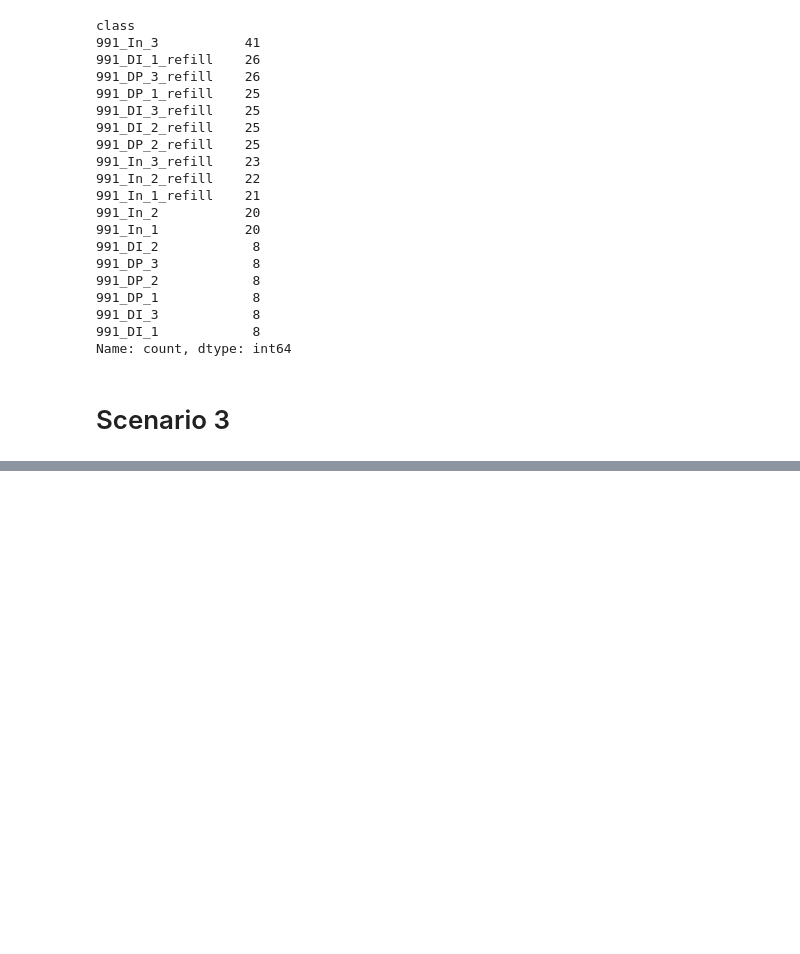
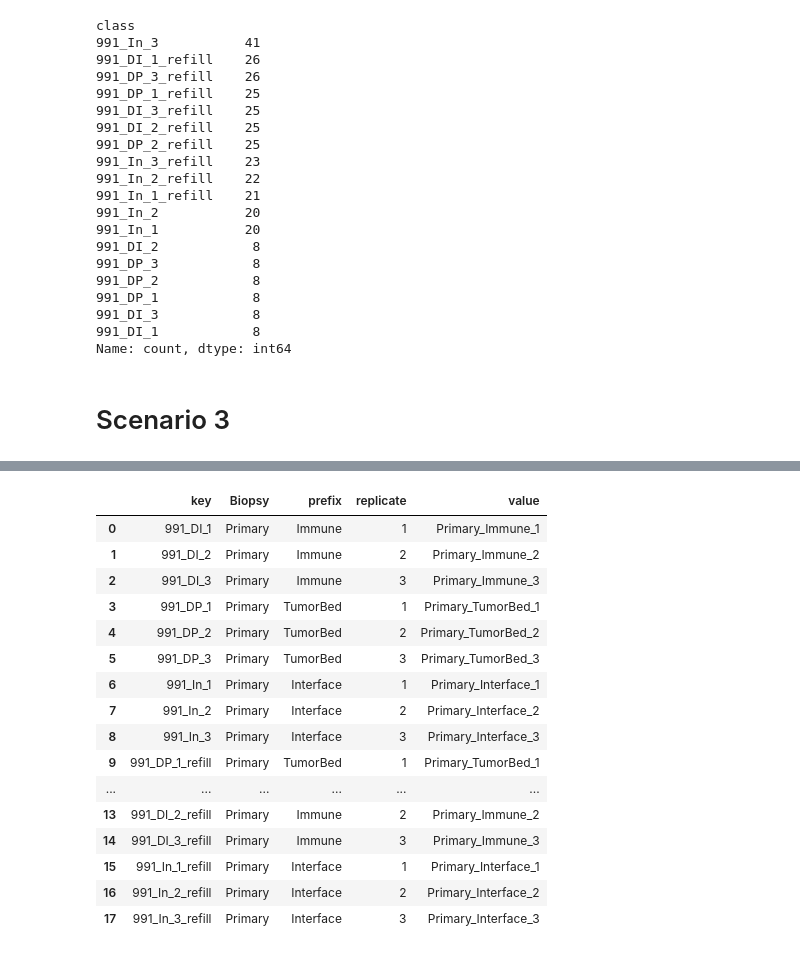
Before and after one commit to CosciaLab/openDVP, a Jupyter notebook: jupyternotebooks/4_Parsing_geojsons_before_sdata.ipynb, the cells around one changed output, grey strips where cells are left out. Saved outputs shown, nothing was run; the diff lists cells and outputs as text; code cells hidden in the pictures; blank space fills up the shorter version.

```diff
--- a/jupyternotebooks/4_Parsing_geojsons_before_sdata.ipynb
+++ b/jupyternotebooks/4_Parsing_geojsons_before_sdata.ipynb
@@ -200,0 +235,22 @@ Name: count, dtype: int64
+# %%
+df2 = pd.read_csv("../data/geojsons/unique_classes_mod.csv", sep=";")
+# %%
+df2
+# %% [output]
+|  | key | Biopsy | prefix | replicate | value |
+| 0 | 991_DI_1 | Primary | Immune | 1 | Primary_Immune_1 |
+| 1 | 991_DI_2 | Primary | Immune | 2 | Primary_Immune_2 |
+| 2 | 991_DI_3 | Primary | Immune | 3 | Primary_Immune_3 |
+| 3 | 991_DP_1 | Primary | TumorBed | 1 | Primary_TumorBed_1 |
+| 4 | 991_DP_2 | Primary | TumorBed | 2 | Primary_TumorBed_2 |
+| 5 | 991_DP_3 | Primary | TumorBed | 3 | Primary_TumorBed_3 |
+| 6 | 991_In_1 | Primary | Interface | 1 | Primary_Interface_1 |
+| 7 | 991_In_2 | Primary | Interface | 2 | Primary_Interface_2 |
+| 8 | 991_In_3 | Primary | Interface | 3 | Primary_Interface_3 |
+| 9 | 991_DP_1_refill | Primary | TumorBed | 1 | Primary_TumorBed_1 |
+| ... | ... | ... | ... | ... | ... |
+| 13 | 991_DI_2_refill | Primary | Immune | 2 | Primary_Immune_2 |
+| 14 | 991_DI_3_refill | Primary | Immune | 3 | Primary_Immune_3 |
+| 15 | 991_In_1_refill | Primary | Interface | 1 | Primary_Interface_1 |
+| 16 | 991_In_2_refill | Primary | Interface | 2 | Primary_Interface_2 |
+| 17 | 991_In_3_refill | Primary | Interface | 3 | Primary_Interface_3 |
```
Also changed, not shown: parts of 11 cells of this notebook, 2 other files.
